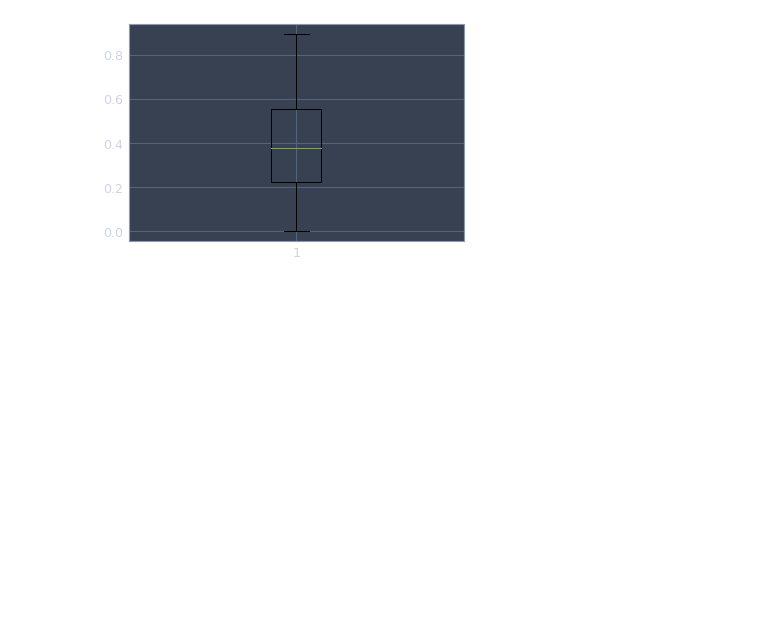
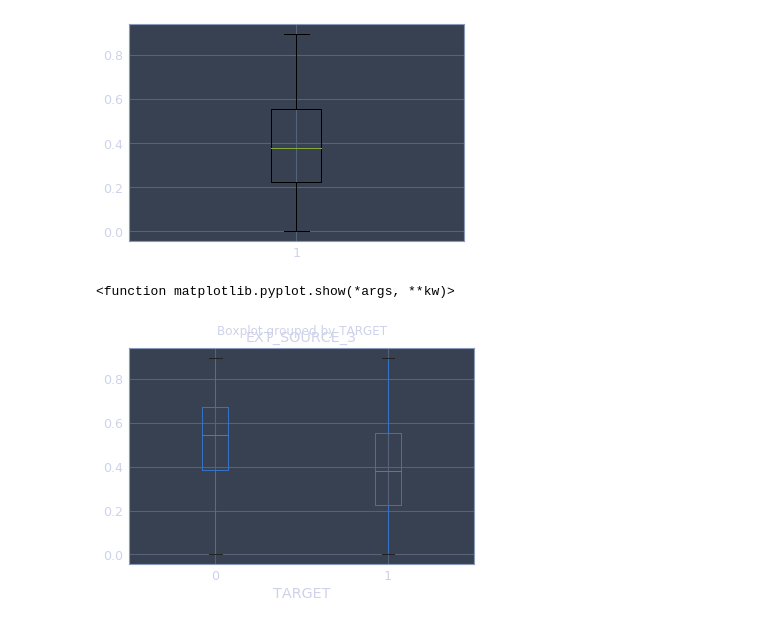
Before and after one commit to Steph958/cupoy_ai100-4, a Jupyter notebook: Day_015_HW.ipynb, the cells around one changed output. Drawn from its saved outputs; the diff is of its cells as text; code cells hidden in the pictures; blank space fills up the shorter version.

```diff
--- a/Day_015_HW.ipynb
+++ b/Day_015_HW.ipynb
@@ -124,3 +124,9 @@ plt.show
 # %% [output]
 <function matplotlib.pyplot.show(*args, **kw)>
 [figure]
+# %%
+app_train.boxplot(by='TARGET',column='EXT_SOURCE_3')
+plt.show
+# %% [output]
+<function matplotlib.pyplot.show(*args, **kw)>
+[figure, added]
```
Also changed, not shown: parts of 1 cell of this notebook.
